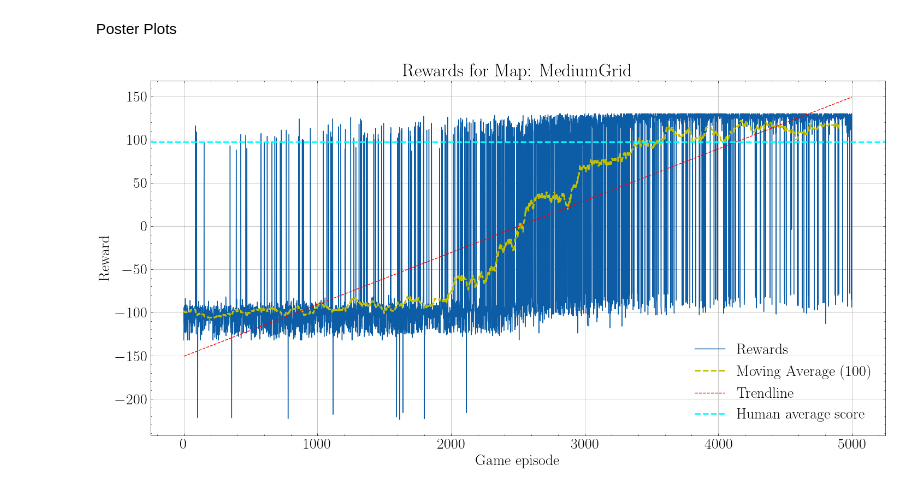
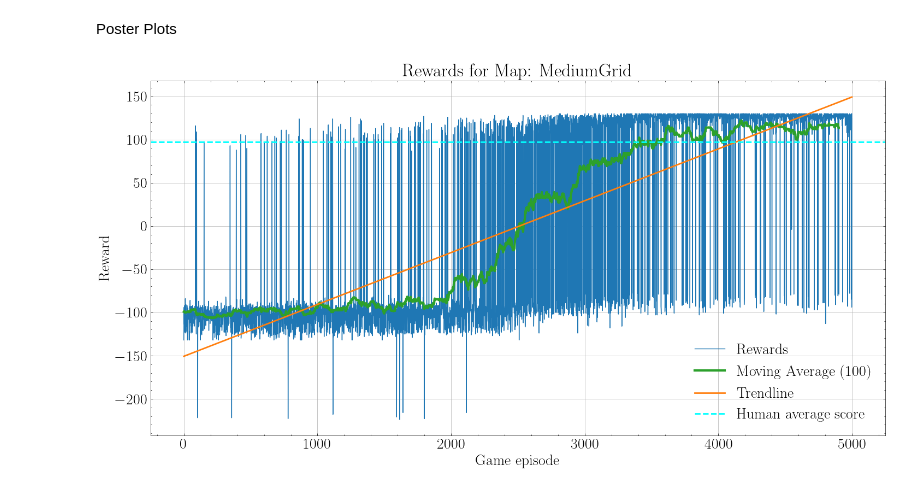
Before and after one commit to LinusKullmyr/Pacman, a Jupyter notebook: Visualize_Logging.ipynb, the cells around one changed output. Drawn from its saved outputs; the diff is of its cells as text; code cells hidden in the pictures.

```diff
--- a/Visualize_Logging.ipynb
+++ b/Visualize_Logging.ipynb
@@ -104,32 +104,32 @@ rewardsMA = movingAverage(rewards, window_size)
 # %%
 # Plot for Poster
 mapName = "MediumGrid"
 plt.rcParams['font.size'] = 20
 plt.figure(figsize=(15, 8))
-plt.plot(rewards, label = 'Rewards')
-plt.plot(rewardsMA, 'y--', label=f'Moving Average ({window_size})', linewidth = 2)
+plt.plot(rewards, 'tab:blue',label = 'Rewards')
+plt.plot(rewardsMA, 'tab:green', label=f'Moving Average ({window_size})', linewidth = 3)
 plt.title('Rewards for Map: ' + mapName)
 plt.xlabel('Game episode')
 plt.ylabel('Reward')
 plt.grid()
 
 # trendline
 z = np.polyfit(np.arange(len(rewards)), rewards, 1)
 p = np.poly1d(z)
-plt.plot(p(np.arange(len(rewards))), 'r--', label='Trendline')
+plt.plot(p(np.arange(len(rewards))), 'tab:orange', label='Trendline', linewidth = 2)
 
 
 ## add horizontal line at y=97
 
 plt.axhline(y=97, color="cyan", linestyle='--', linewidth = 2, label="Human average score")
 
 plt.legend()
 
 plt.tight_layout()
 
 # save the plot
 plt.savefig(f"{path}/PosterPlot_"+ mapName +".eps", format="eps")
 
 plt.show()
 # %% [output]
-[figure, old version]
+[figure, new version]
```
